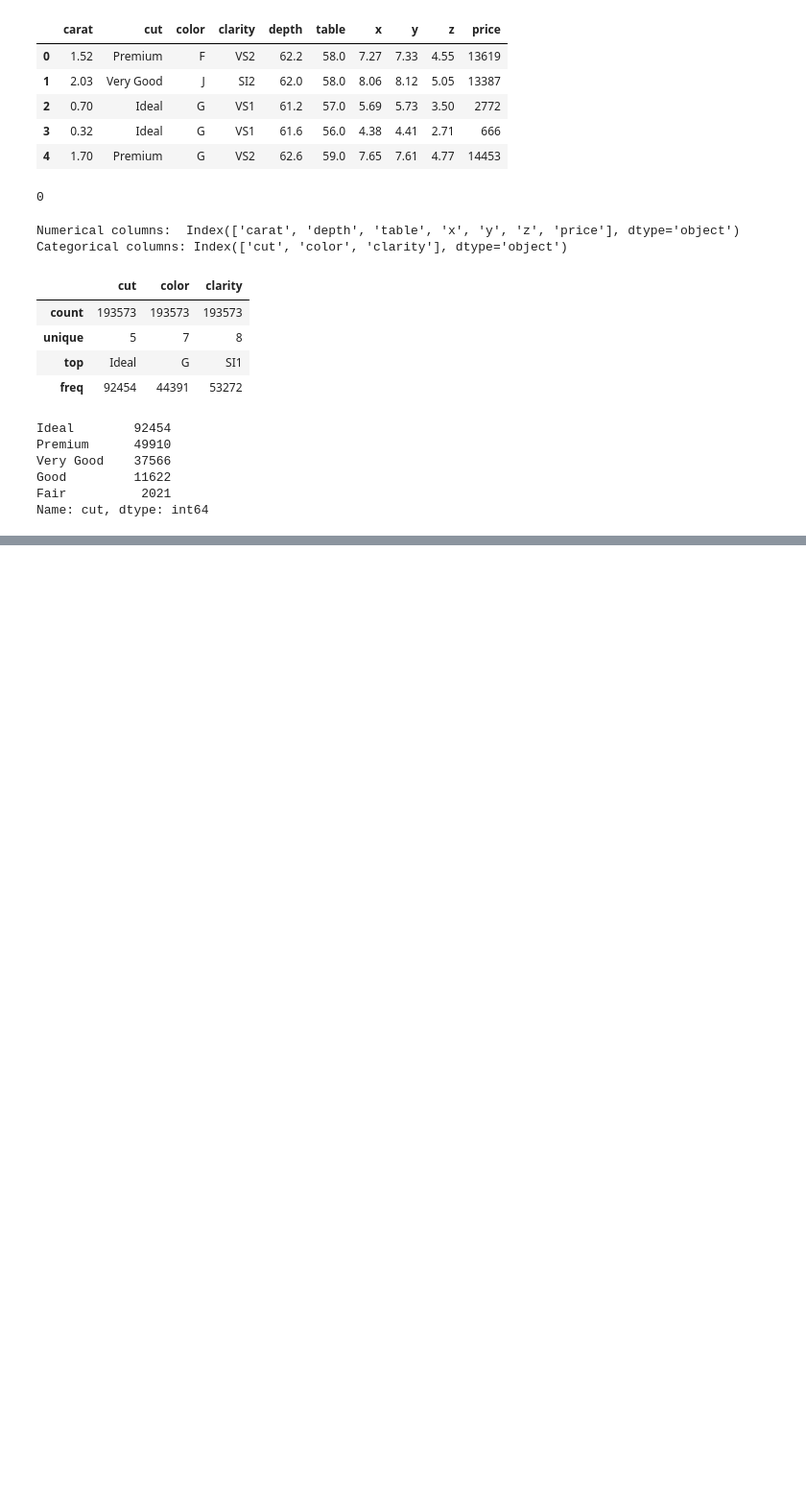
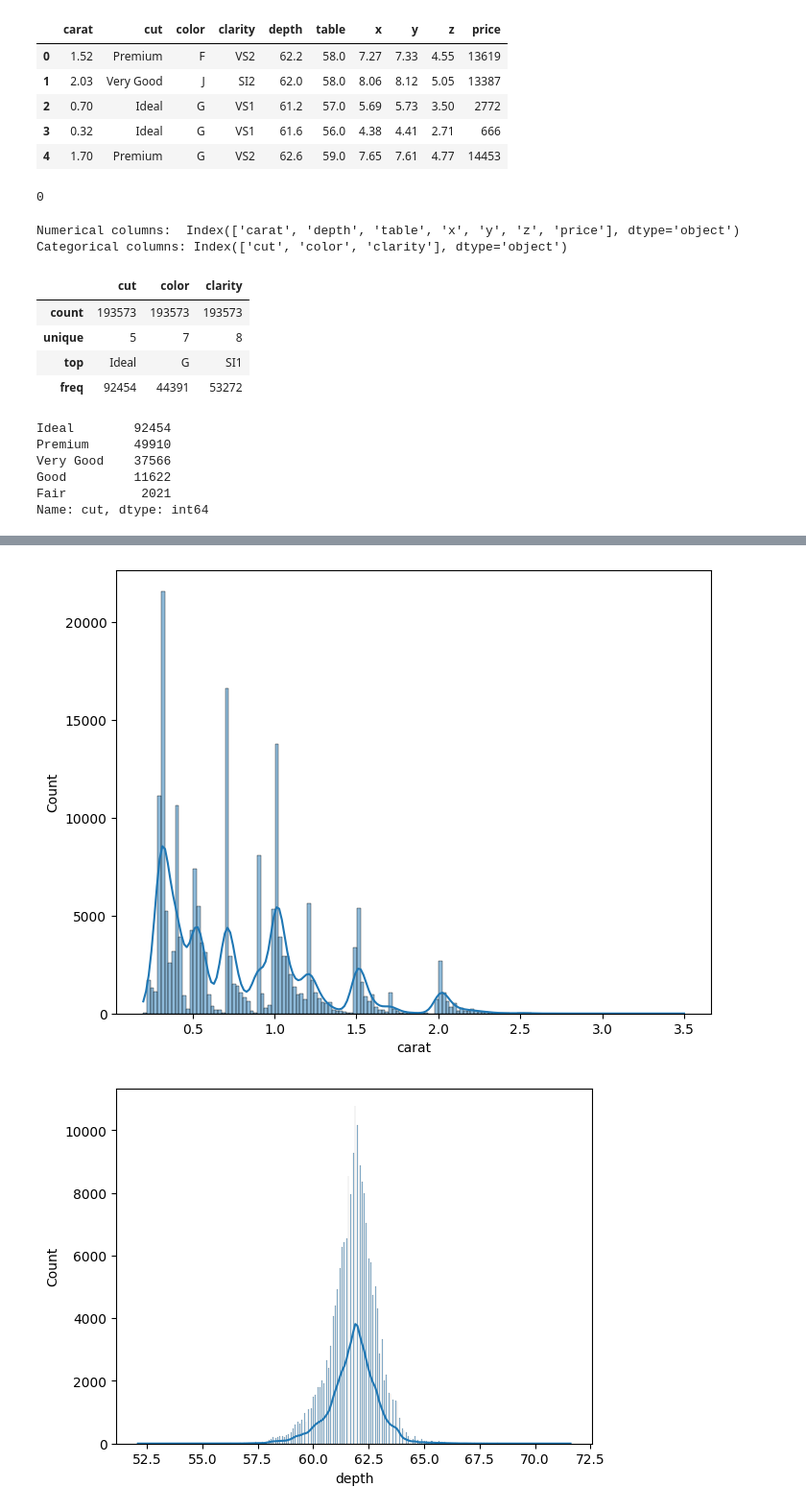
Before and after one commit to RajnishAdhikari/DiamondPricePrediction, a Jupyter notebook: notebooks/data/EDA.ipynb, the cells around one changed output, grey strips where cells are left out. Shown: that part at 96% size. Saved outputs shown, nothing was run; the diff lists cells and outputs as text; code cells hidden in the pictures; blank space fills up the shorter version.

Commit message:
generating the histplot for each of the numerical_columns

```diff
--- a/notebooks/data/EDA.ipynb
+++ b/notebooks/data/EDA.ipynb
@@ -96,0 +122,16 @@ Name: cut, dtype: int64
+# %%
+
+import seaborn as sns
+import matplotlib.pyplot as plt
+
+# generating the histplot for each of the numerical_columns
+
+plt.figure(figsize=(8,6))
+x = 0
+for i in numerical_columns:
+    sns.histplot(data=df, x = i, kde=True)
+    print('\n')
+    plt.show()
+# %% [output]
+[figure, added]
+[figure, added]
```
Also changed, not shown: parts of 4 cells of this notebook.
